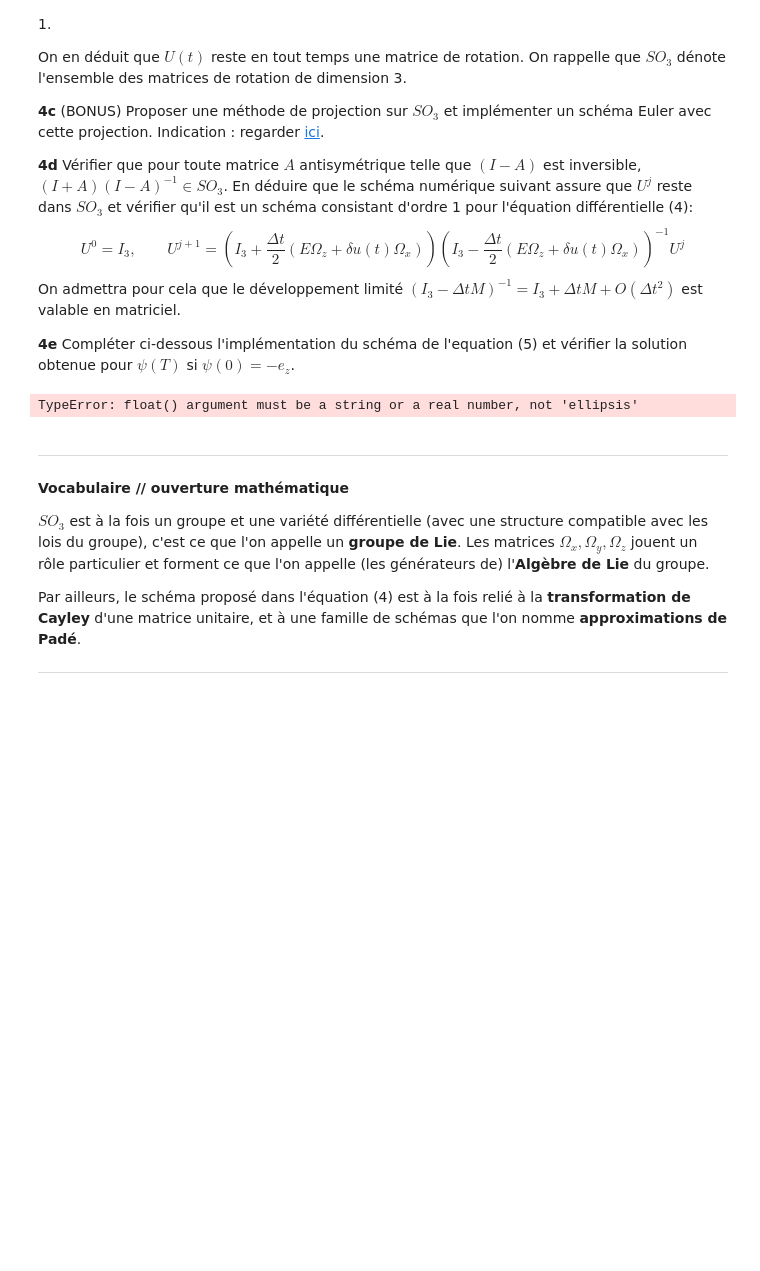
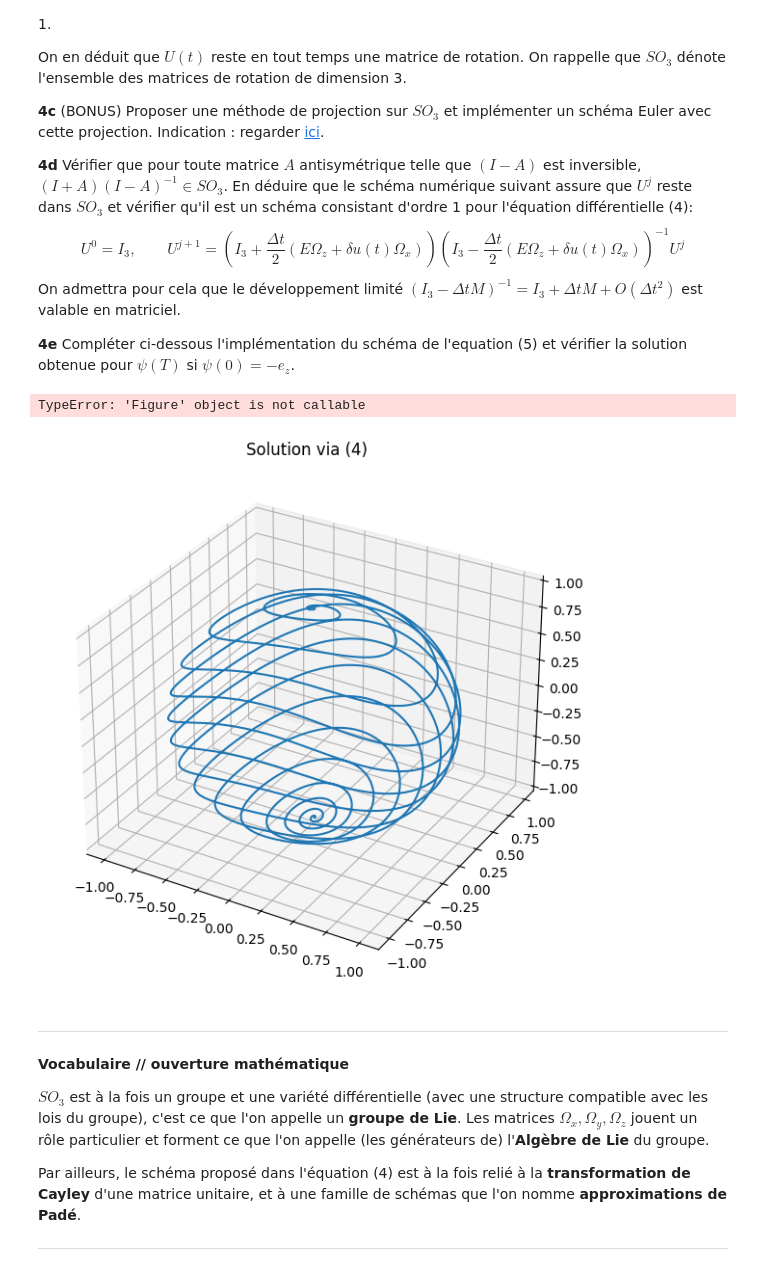
Before and after one commit to HBoiarsky/DM-equadiffs, a Jupyter notebook: Projet-2024-reponses.ipynb, the cells around one changed output. Cells and saved outputs as stored; diff of their text form; code cells hidden in the pictures; blank space fills up the shorter version.

```diff
--- a/Projet-2024-reponses.ipynb
+++ b/Projet-2024-reponses.ipynb
@@ -200,39 +200,51 @@ On admettra pour cela que le développement limité $\left(I_3 - \Delta t M \rig
 
 **4e** Compléter ci-dessous l'implémentation du schéma de l'equation (5) et vérifier la solution obtenue pour $\psi(T)$ si $\psi(0)=-e_z$.
 # %%
-
+E=2
+delta=1
+T=50
+u = lambda t: (1-np.cos(2*np.pi*t/T))*np.cos(E*t+ np.sin(np.pi *t/T)/(np.pi/T))
+psi_0=np.array([0,0,-1])
+dt=1e-3
+Omega_x=np.array([[0,0,0],[0,0,-1],[0,1,0]])
+Omega_z=np.array([[0,-1,0],[1,0,0],[0,0,0]])
 I=np.eye(3)
 
 def matrice_transition(t_in,t_f,E,dt):
     temps=np.arange(t_in,t_f+dt/2,dt)
     N=len(temps)
     sol=np.empty((N,3,3))
     sol[0]=np.eye(3)
+    I = np.eye(3)
+    A = np.dot(E,Omega_z)
     for j,t in enumerate(temps[:-1]):
-        sol[j+1]= ...
+        M_t = A + delta*u(t)*Omega_x
+        Transition = np.dot((I + dt*M_t/2),np.linalg.inv(I - dt*M_t/2))
+        sol[j+1] = np.dot(Transition,sol[j])
     return temps,sol
 
 temps,sol_mat_trans = matrice_transition(0,T,E,dt)
 
 #4a) il suffit de calculer psi(t) par produit matriciel...
 def psi(t,psi_0):
     E = 2
     U_t = matrice_transition(0,t,E,0.01)
     return np.dot(U_t,psi_0)
 
 fig = plt.figure()
 ax = fig.add_subplot(111, projection='3d')
 ax.plot((sol_mat_trans@psi_0)[:,0],(sol_mat_trans@psi_0)[:,1],(sol_mat_trans@psi_0)[:,2])
 ax.set_title('Solution via (4)')
 
 fig, ax = fig.figure()
 ax.plot(temps, np.linalg.norm(np.einsum('nij,nkj-> nik',sol_mat_trans,sol_mat_trans)-I,axis=(1,2)),label='norm of U^T U -I_3 ')
 ax.legend()
 ax.set_title('Vérification de la préservation du groupe')
 
 print(f"Valeur finale de psi : {sol_mat_trans[-1]@psi_0}")
 # %% [output]
-TypeError: float() argument must be a string or a real number, not 'ellipsis'
+TypeError: 'Figure' object is not callable
+[figure, added]
 # %% [markdown]
 ---
 **Vocabulaire // ouverture mathématique**
```
Also changed, not shown: 1 other file.
